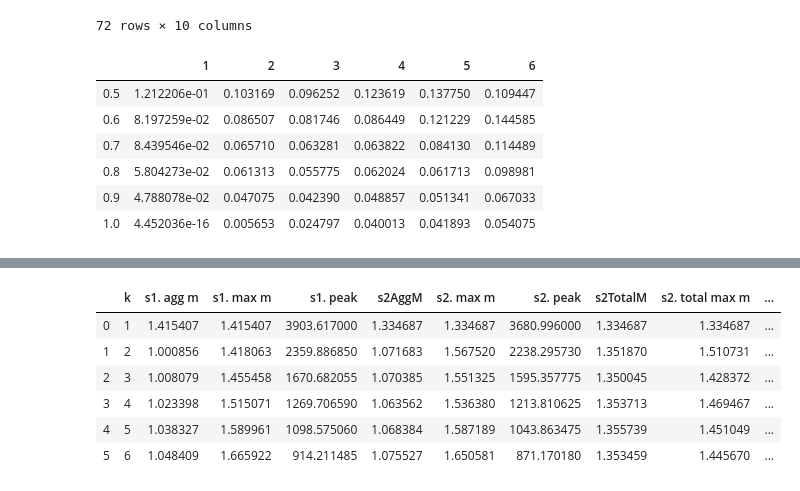
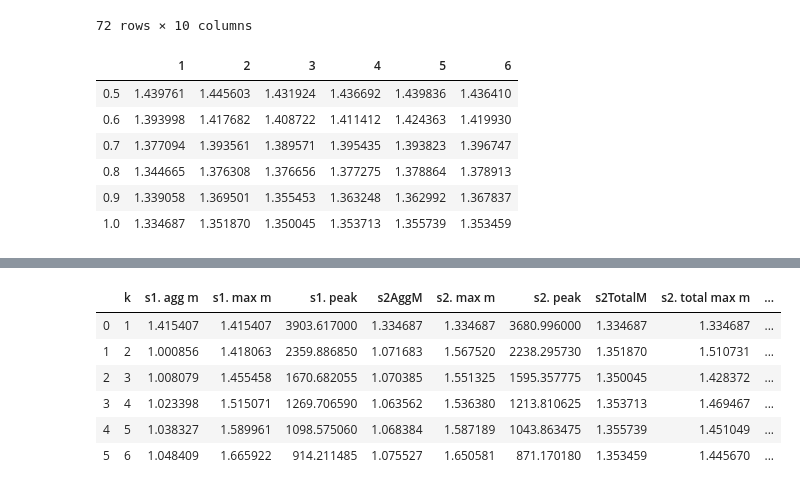
Before and after one commit to vicaba/siot-eclustering-viz, a Jupyter notebook: siot-clustering2.ipynb, the cells around one changed output, grey strips where cells are left out. Drawn from its saved outputs; the diff is of its cells as text; code cells hidden in the pictures.

```diff
--- a/siot-clustering2.ipynb
+++ b/siot-clustering2.ipynb
@@ -263,10 +258,13 @@ m = get_metrics(exp1_k, mname, mtype, exp1_statistics, exp1_sample_size_min, exp
-# %%
-m
-# %% [output]
-|  | 1 | 2 | 3 | 4 | 5 | 6 |
-| 0.5 | 1.212206e-01 | 0.103169 | 0.096252 | 0.123619 | 0.137750 | 0.109447 |
-| 0.6 | 8.197259e-02 | 0.086507 | 0.081746 | 0.086449 | 0.121229 | 0.144585 |
-| 0.7 | 8.439546e-02 | 0.065710 | 0.063281 | 0.063822 | 0.084130 | 0.114489 |
-| 0.8 | 5.804273e-02 | 0.061313 | 0.055775 | 0.062024 | 0.061713 | 0.098981 |
-| 0.9 | 4.788078e-02 | 0.047075 | 0.042390 | 0.048857 | 0.051341 | 0.067033 |
-| 1.0 | 4.452036e-16 | 0.005653 | 0.024797 | 0.040013 | 0.041893 | 0.054075 |
+# %%
+mname = "s2TotalM"
+mtype = "mean"
+s2_total_m = get_metrics(exp1_k, mname, mtype, exp1_statistics, exp1_sample_size_min, exp1_sample_size_max)
+s2_total_m
+# %% [output]
+|  | 1 | 2 | 3 | 4 | 5 | 6 |
+| 0.5 | 1.439761 | 1.445603 | 1.431924 | 1.436692 | 1.439836 | 1.436410 |
+| 0.6 | 1.393998 | 1.417682 | 1.408722 | 1.411412 | 1.424363 | 1.419930 |
+| 0.7 | 1.377094 | 1.393561 | 1.389571 | 1.395435 | 1.393823 | 1.396747 |
+| 0.8 | 1.344665 | 1.376308 | 1.376656 | 1.377275 | 1.378864 | 1.378913 |
+| 0.9 | 1.339058 | 1.369501 | 1.355453 | 1.363248 | 1.362992 | 1.367837 |
+| 1.0 | 1.334687 | 1.351870 | 1.350045 | 1.353713 | 1.355739 | 1.353459 |
```
Also changed, not shown: parts of 8 cells of this notebook, 1 other file.
